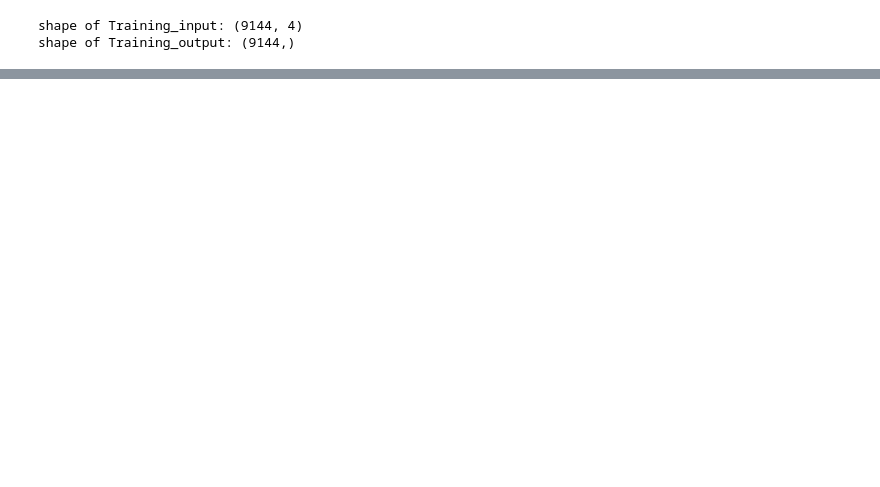
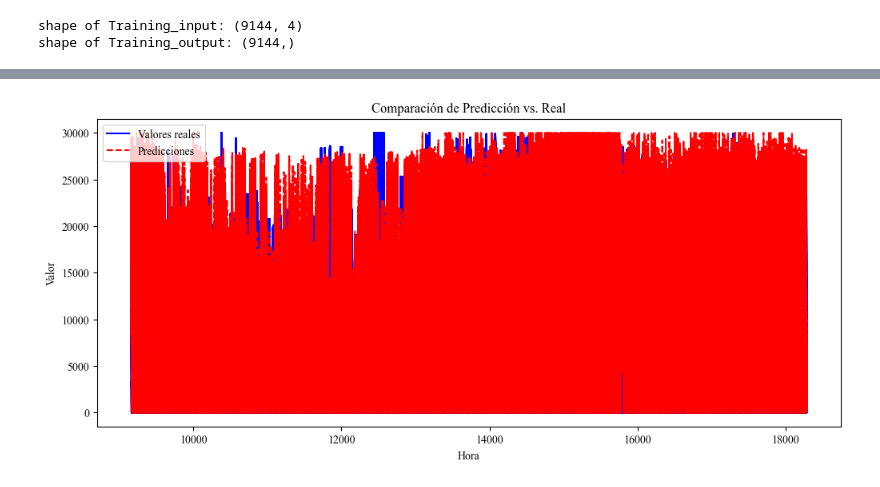
Before and after one commit to ClaudiaGtzD/TesinaMCD, a Jupyter notebook: 03_CTNet.ipynb, the cells around one changed output, grey strips where cells are left out. Cells and saved outputs as stored; diff of their text form; code cells hidden in the pictures; blank space fills up the shorter version.

```diff
--- a/03_CTNet.ipynb
+++ b/03_CTNet.ipynb
@@ -325,0 +293,80 @@ for i in range(num_pruebas):
+# %%
+import pandas as pd
+import numpy as np
+import matplotlib.pyplot as plt
+
+# Inicializar DataFrame para almacenar resultados
+resultados = pd.DataFrame(columns=['Hora', 'Real', 'Predicho'])
+
+# Definir la ventana de entrada y horizonte de predicción
+n_input = 12   # Ventana de entrada (horas pasadas usadas como input)
+horizon = 12   # Número de pasos que queremos predecir
+
+# Ciclo de predicción
+for i in range(len(X_test) - n_input - horizon + 1):  # 🔹 Moverse de 1 en 1
+    inicio = i
+    fin = inicio + n_input  # 🔹 Tomamos exactamente 12 pasos como entrada
+
+    # 🔹 Seleccionar la ventana de entrada
+    X_test_seg = X_test.iloc[inicio:fin, :]
+
+    # 🔹 Obtener los valores reales correspondientes a las siguientes 12 horas
+    if fin + horizon <= len(y_test):
+        y_test_seg = y_test.iloc[fin:fin + horizon]
+    else:
+        continue  # 🔹 Evitar errores si no hay suficientes valores
+
+    # 🔹 Verificar que `X_test_seg` tenga la forma correcta antes de predecir
+    if X_test_seg.shape[0] != n_input:
+        print(f"❌ Error: Se esperaban {n_input} pasos, pero se obtuvieron {X_test_seg.shape[0]}")
+        continue  # 🔹 Saltar esta iteración si la ventana no tiene el tamaño correcto
+
+    # 🔹 Ajustar la forma para que coincida con el modelo (1, 12, 4)
+    X_test_seg_reshaped = X_test_seg.values.reshape(1, n_input, X_test.shape[1])
+
+    # 🔹 Hacer la predicción de las próximas 12 horas
+    y_pred = CTNET.predict(X_test_seg_reshaped)  # 🔹 Esto devuelve un array (1, 12)
+
+    # 🔹 Convertir `y_pred` a un array 1D correctamente
+    y_pred = y_pred.flatten()
+
+    # 🔹 Limitar valores predichos a un rango aceptable
+    y_pred = np.clip(y_pred, 0, 30000)
+
+    print(f"y_pred shape: {y_pred.shape}")  # 🔹 Debe ser (12,)
+    print(f"y_test_seg shape: {y_test_seg.shape}")  # 🔹 Debe ser (12,)
+    print(f"X_test_seg shape: {X_test_seg.shape}")  # 🔹 Debe ser (12, 4)
+
+    # 🔹 Obtener las horas correspondientes a la predicción
+    horas_pred = X_test.index[fin:fin + horizon]
+
+    # 🔹 Asegurar que todas las listas tienen la misma longitud
+    num_datos = min(len(horas_pred), len(y_test_seg), len(y_pred))
+
+    horas_pred = horas_pred[:num_datos]
+    y_pred = y_pred[:num_datos]
+    y_test_seg = y_test_seg[:num_datos]
+
+    # 🔹 Crear DataFrame temporal con los 12 resultados
+    df_temp = pd.DataFrame({
+        'Hora': horas_pred,
+        'Real': y_test_seg,
+        'Predicho': y_pred
+    })
+
+    # 🔹 Concatenar resultados
+    resultados = pd.concat([resultados, df_temp], ignore_index=True)
+
+# 🔹 Verificar los primeros resultados
+print(resultados.head())
+
+# 🔹 Graficar la comparación entre valores reales y predichos
+plt.figure(figsize=(12,5))
+plt.plot(resultados['Hora'], resultados['Real'], label="Valores reales", color='blue')
+plt.plot(resultados['Hora'], resultados['Predicho'], label="Predicciones", linestyle="dashed", color='red')
+plt.xlabel("Hora")
+plt.ylabel("Valor")
+plt.title("Comparación de Predicción vs. Real")
+plt.legend()
+plt.show()
+# %% [output]
@@ -325,0 +398 @@ for i in range(num_pruebas):
+[figure, added]
```
Also changed, not shown: parts of 21 cells of this notebook, 19 other files.
